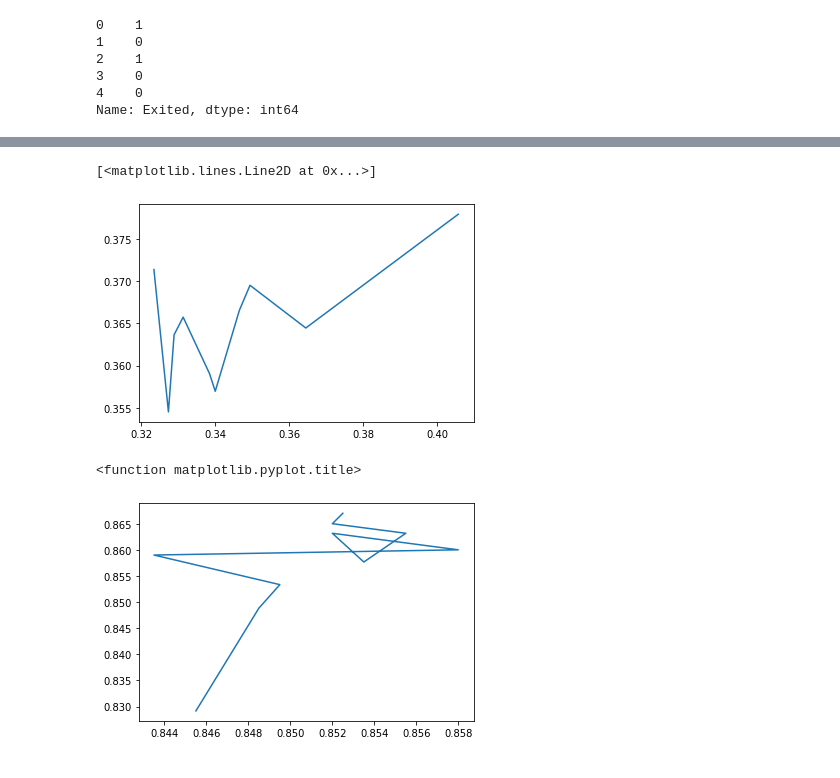
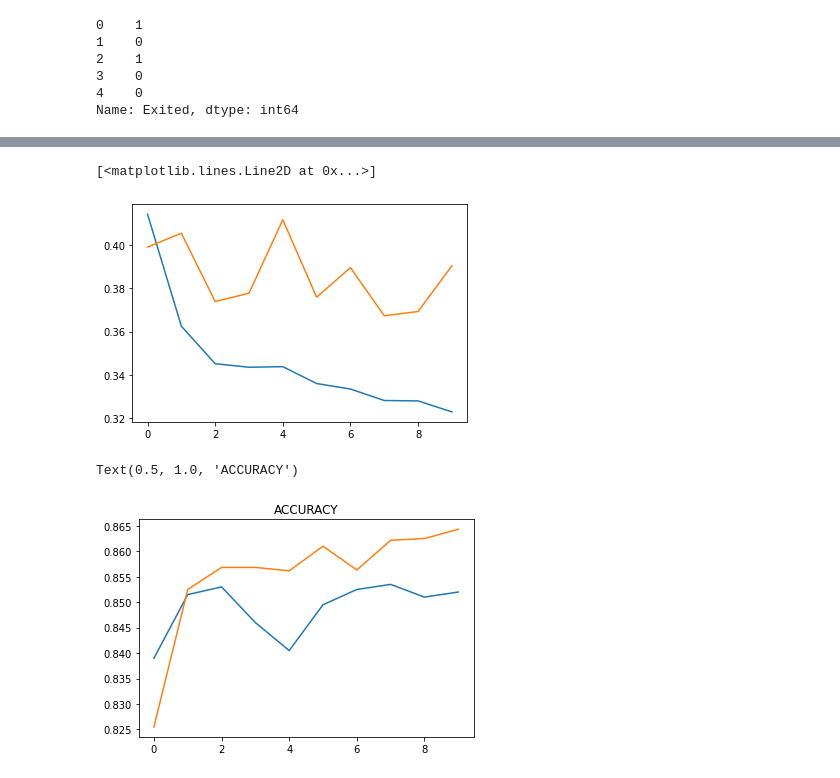
Before and after one commit to abhi-11nav/Churn-Model, a Jupyter notebook: Churn_Model.ipynb, the cells around one changed output, grey strips where cells are left out. Drawn from its saved outputs; the diff is of its cells as text; code cells hidden in the pictures.

```diff
--- a/Churn_Model.ipynb
+++ b/Churn_Model.ipynb
@@ -290,16 +290,18 @@ Epoch 10/10
 # %%
 # Plotting the accuracies and losses for valdiation and training data
 
-plt.plot(history.history["loss"],history.history["val_loss"])
+plt.plot(history.history["loss"])
+plt.plot(history.history["val_loss"])
 # %% [output]
 [<matplotlib.lines.Line2D at 0x...>]
-[figure, old version]
+[figure, new version]
 # %%
-plt.plot(history.history["val_accuracy"],history.history["accuracy"])
-plt.title
+plt.plot(history.history["val_accuracy"])
+plt.plot(history.history["accuracy"])
+plt.title("ACCURACY")
 # %% [output]
-<function matplotlib.pyplot.title>
+Text(0.5, 1.0, 'ACCURACY')
-[figure, old version]
+[figure, new version]
 # %%
 import pickle
 # %%
```
Also changed, not shown: parts of 2 cells of this notebook.
